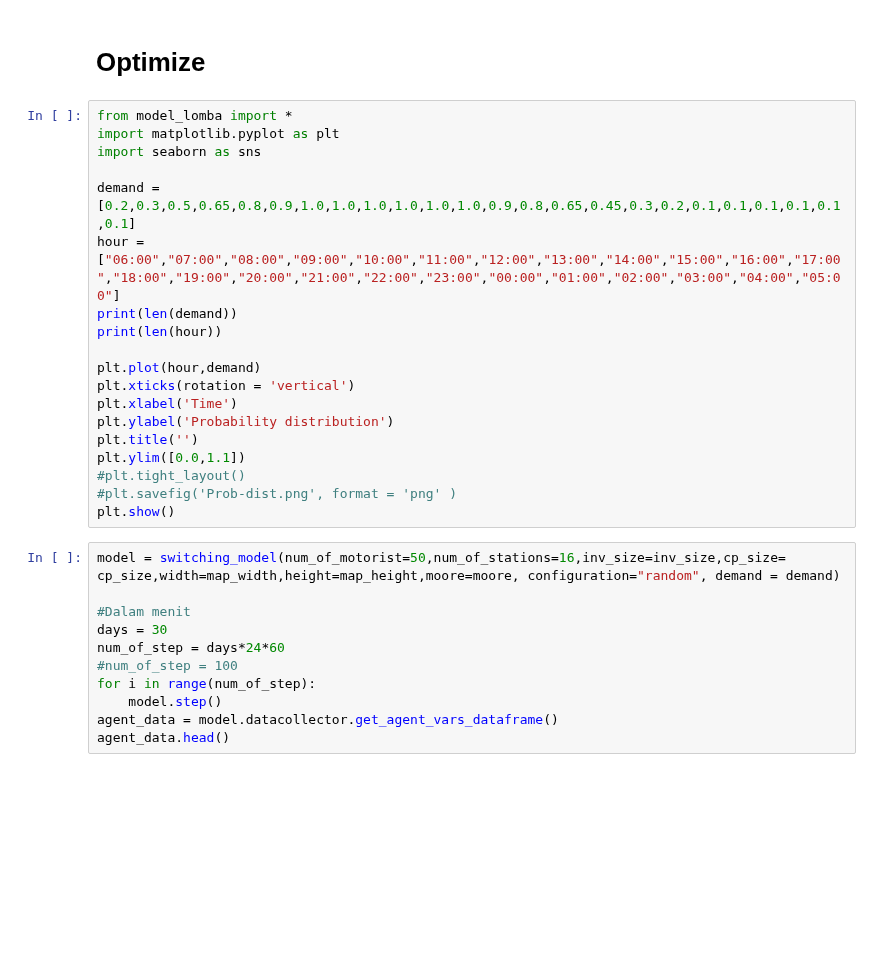
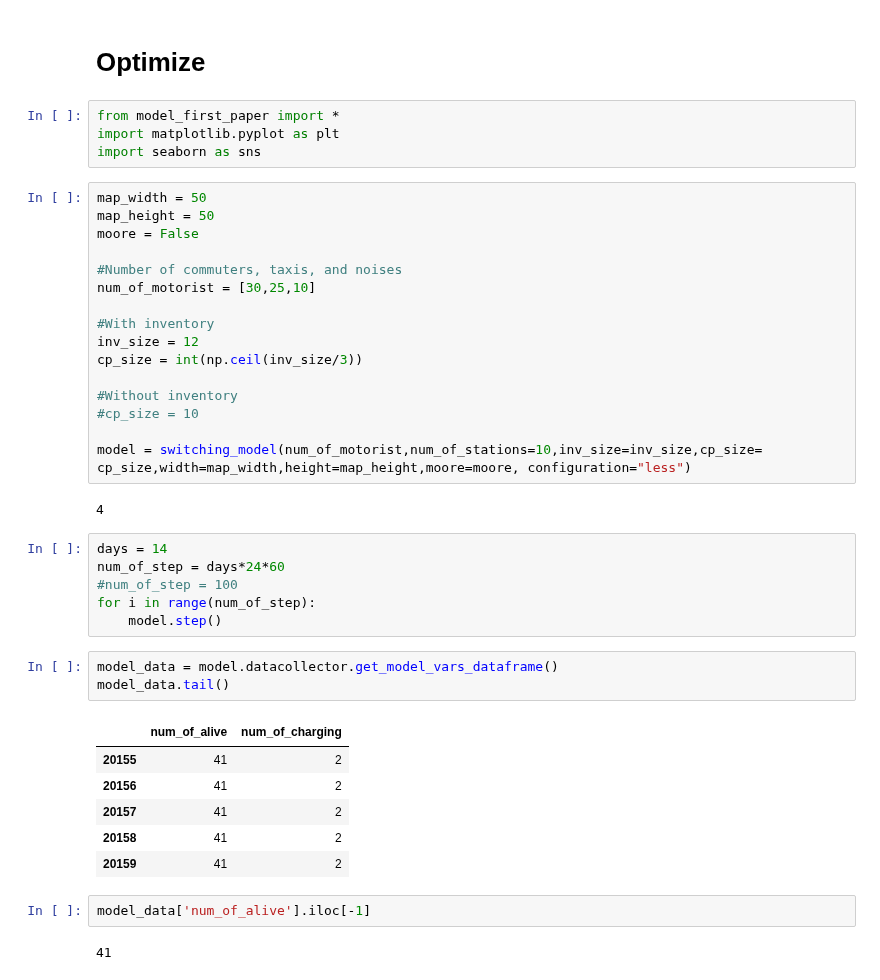
Before and after one commit to lakubis/LionIsACat, a Jupyter notebook: Felix_Learn/optimize.ipynb, the cells around one changed output. Drawn from its saved outputs; the diff is of its cells as text; blank space fills up the shorter version.

```diff
--- a/Felix_Learn/optimize.ipynb
+++ b/Felix_Learn/optimize.ipynb
@@ -1,35 +1,47 @@
 # %% [markdown]
 # Optimize
-# %%
-from model_lomba import *
-import matplotlib.pyplot as plt
-import seaborn as sns
-
-demand = [0.2,0.3,0.5,0.65,0.8,0.9,1.0,1.0,1.0,1.0,1.0,1.0,0.9,0.8,0.65,0.45,0.3,0.2,0.1,0.1,0.1,0.1,0.1,0.1]
-hour = ["06:00","07:00","08:00","09:00","10:00","11:00","12:00","13:00","14:00","15:00","16:00","17:00","18:00","19:00","20:00","21:00","22:00","23:00","00:00","01:00","02:00","03:00","04:00","05:00"]
-print(len(demand))
-print(len(hour))
-
-plt.plot(hour,demand)
-plt.xticks(rotation = 'vertical')
-plt.xlabel('Time')
-plt.ylabel('Probability distribution')
-plt.title('')
-plt.ylim([0.0,1.1])
-#plt.tight_layout()
-#plt.savefig('Prob-dist.png', format = 'png' )
-plt.show()
-# %%
-model = switching_model(num_of_motorist=50,num_of_stations=16,inv_size=inv_size,cp_size= cp_size,width=map_width,height=map_height,moore=moore, configuration="random", demand = demand)
-
-#Dalam menit
-days = 30
-num_of_step = days*24*60
-#num_of_step = 100
-for i in range(num_of_step):
-    model.step()
-agent_data = model.datacollector.get_agent_vars_dataframe()
-agent_data.head()
+# %%
+from model_first_paper import *
+import matplotlib.pyplot as plt
+import seaborn as sns
+# %%
+map_width = 50
+map_height = 50
+moore = False
+
+#Number of commuters, taxis, and noises
+num_of_motorist = [30,25,10]
+
+#With inventory
+inv_size = 12
+cp_size = int(np.ceil(inv_size/3))
+
+#Without inventory
+#cp_size = 10
+
+model = switching_model(num_of_motorist,num_of_stations=10,inv_size=inv_size,cp_size= cp_size,width=map_width,height=map_height,moore=moore, configuration="less")
+# %% [output]
+4
+# %%
+days = 14
+num_of_step = days*24*60
+#num_of_step = 100
+for i in range(num_of_step):
+    model.step()
+# %%
+model_data = model.datacollector.get_model_vars_dataframe()
+model_data.tail()
+# %% [output]
+|  | num_of_alive | num_of_charging |
+| 20155 | 41 | 2 |
+| 20156 | 41 | 2 |
+| 20157 | 41 | 2 |
+| 20158 | 41 | 2 |
+| 20159 | 41 | 2 |
+# %%
+model_data['num_of_alive'].iloc[-1]
+# %% [output]
+41
 # %%
 map_width = 50
 map_height = 50
```
Also changed, not shown: parts of 4 cells of this notebook, 2 other files.
